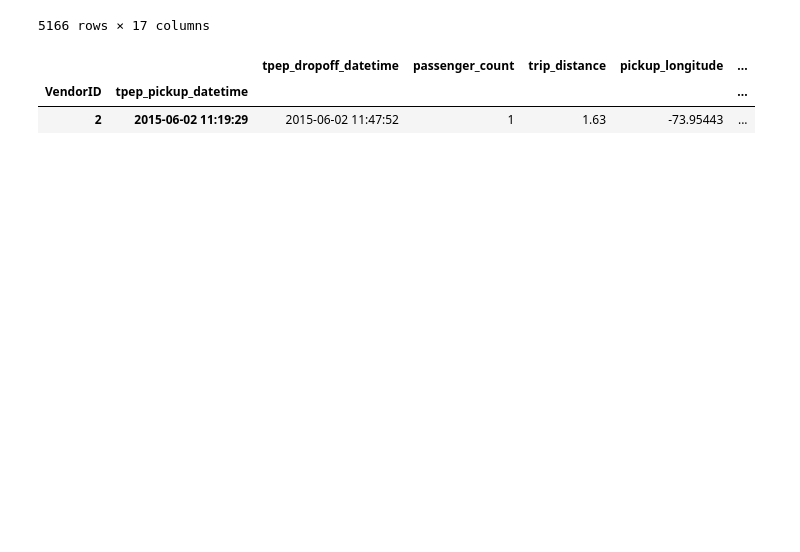
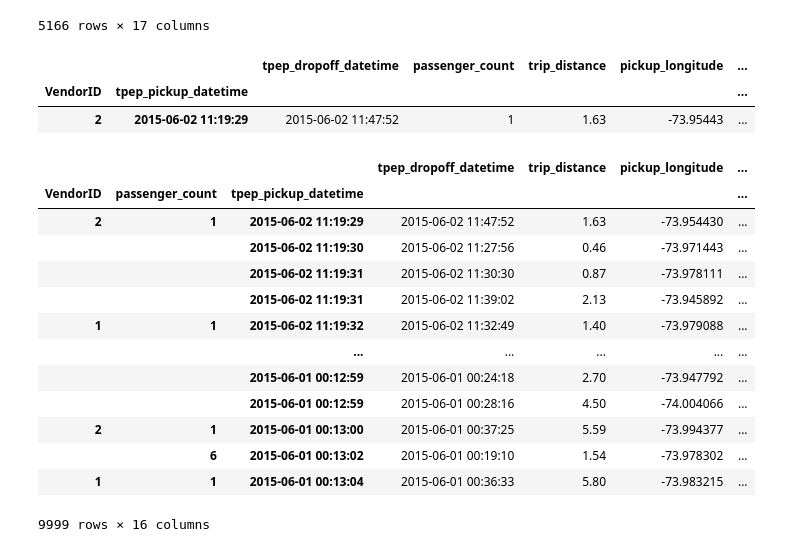
Before and after one commit to reuven/apple-2025-02February-pandas, a Jupyter notebook: 2025-03March-11.ipynb, the cells around one changed output. Saved outputs shown, nothing was run; the diff lists cells and outputs as text; code cells hidden in the pictures; blank space fills up the shorter version.

```diff
--- a/2025-03March-11.ipynb
+++ b/2025-03March-11.ipynb
@@ -395,3 +395,22 @@ df
 |  |  | tpep_dropoff_datetime | passenger_count | trip_distance | pickup_longitude | ... |
 | VendorID | tpep_pickup_datetime |  |  |  |  | ... |
 | 2 | 2015-06-02 11:19:29 | 2015-06-02 11:47:52 | 1 | 1.63 | -73.95443 | ... |
+# %%
+df = pd.read_csv('taxi.csv',
+                index_col=['VendorID', 'passenger_count', 'tpep_pickup_datetime'])
+df
+# %% [output]
+|  |  |  | tpep_dropoff_datetime | trip_distance | pickup_longitude | ... |
+| VendorID | passenger_count | tpep_pickup_datetime |  |  |  | ... |
+| 2 | 1 | 2015-06-02 11:19:29 | 2015-06-02 11:47:52 | 1.63 | -73.954430 | ... |
+|  |  | 2015-06-02 11:19:30 | 2015-06-02 11:27:56 | 0.46 | -73.971443 | ... |
+|  |  | 2015-06-02 11:19:31 | 2015-06-02 11:30:30 | 0.87 | -73.978111 | ... |
+|  |  | 2015-06-02 11:19:31 | 2015-06-02 11:39:02 | 2.13 | -73.945892 | ... |
+| 1 | 1 | 2015-06-02 11:19:32 | 2015-06-02 11:32:49 | 1.40 | -73.979088 | ... |
+|  |  | ... | ... | ... | ... | ... |
+|  |  | 2015-06-01 00:12:59 | 2015-06-01 00:24:18 | 2.70 | -73.947792 | ... |
+|  |  | 2015-06-01 00:12:59 | 2015-06-01 00:28:16 | 4.50 | -74.004066 | ... |
+| 2 | 1 | 2015-06-01 00:13:00 | 2015-06-01 00:37:25 | 5.59 | -73.994377 | ... |
+|  | 6 | 2015-06-01 00:13:02 | 2015-06-01 00:19:10 | 1.54 | -73.978302 | ... |
+| 1 | 1 | 2015-06-01 00:13:04 | 2015-06-01 00:36:33 | 5.80 | -73.983215 | ... |
+9999 rows × 16 columns
```
Also changed, not shown: parts of 2 cells of this notebook.
